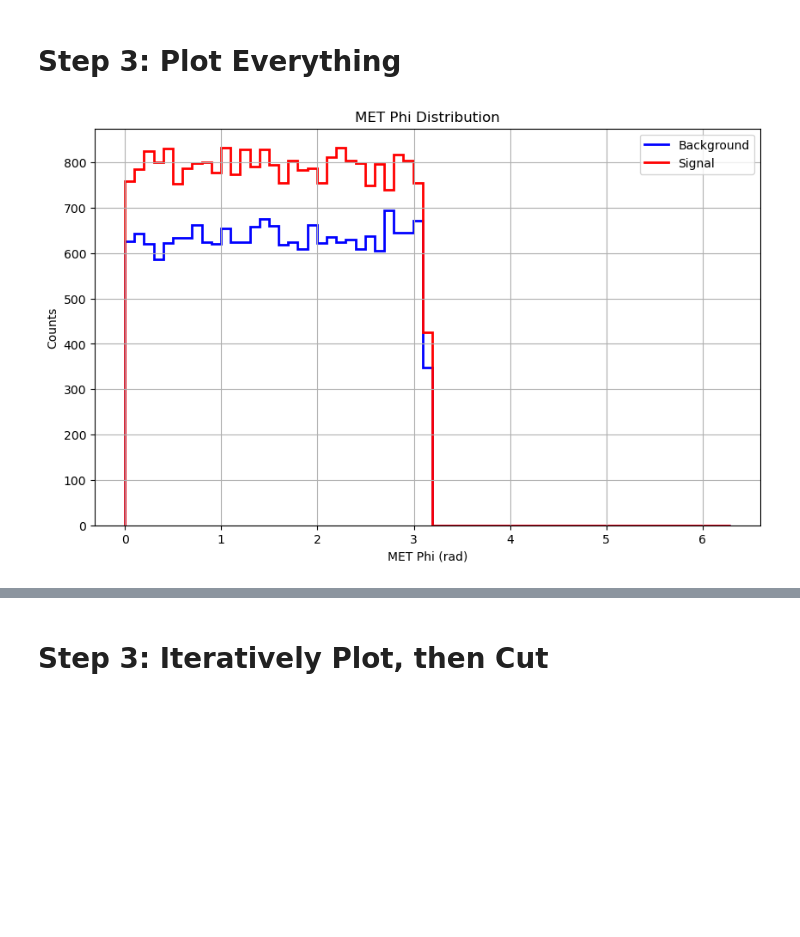
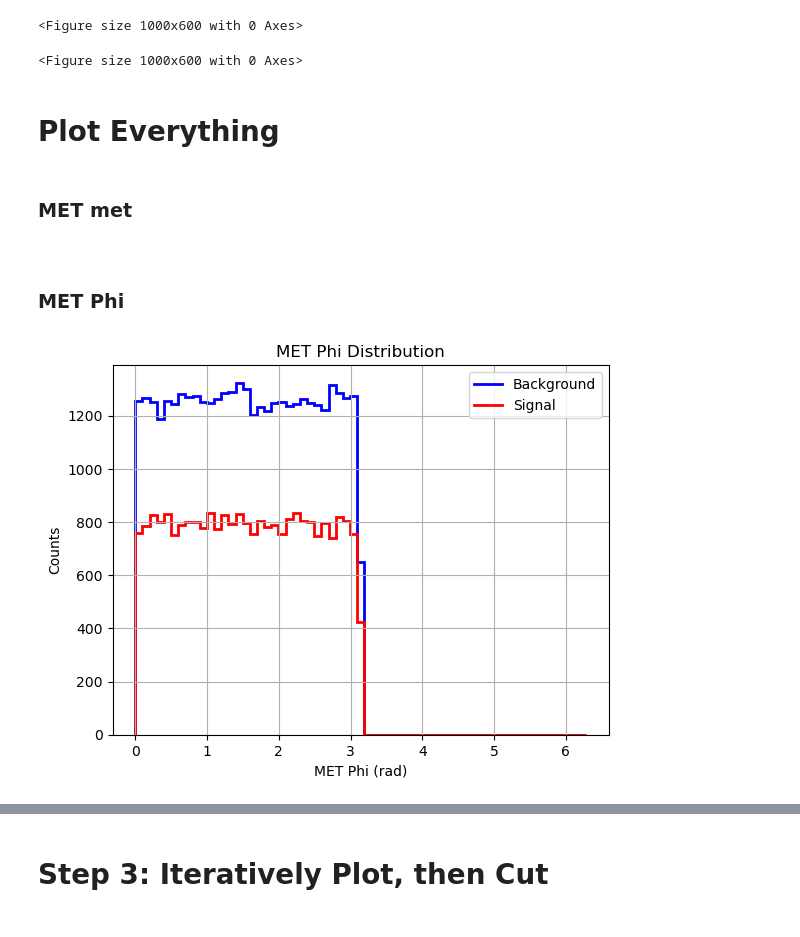
Before and after one commit to MarioPardo/UDEA_HEP_Analysis, a Jupyter notebook: AnalysisTemplate.ipynb, the cells around one changed output, grey strips where cells are left out. Drawn from its saved outputs; the diff is of its cells as text; code cells hidden in the pictures; blank space fills up the shorter version.

Commit message:
Plotting Phi(met), PT(j0), PT(j1)

```diff
--- a/AnalysisTemplate.ipynb
+++ b/AnalysisTemplate.ipynb
@@ -10,6 +10,7 @@ import ROOT
 import awkward as ak
 import funcs
 from hist import Hist, axis
+import os
 
 
 tree_name= "Delphes"  #all of them are named delphes
@@ -19,15 +20,10 @@ signal_folder = "data/signal/"
 signal_filename =  "VBF_DM_My0_1000_MXD_10.root"
 signal_file = uproot.open(signal_folder +signal_filename)
 
-
 #Background
 background_folder = "data/bkg/"
-background_filename =  "run_01.root"
-background_file = uproot.open(background_folder + background_filename)
 
 
-
-#----
 #will store data to be used in final "cut chart"
 num_cuts = 5
 SM_events = [1000,700,200]
@@ -54,15 +35,24 @@ background_met_phi = background_tree["MissingET.Phi"].array(library="np")
+# %%
+binning = {
+    "PT": {"range": (20, 300), "bins": 14},  # (300 - 20) / 20 = 14 bins
+    "Eta*Eta": {"range": (-25, 25), "bins": 500},  # (25 - (-25)) / 0.1 = 500 bins
+    "Delta_Eta": {"range": (0, 10), "bins": 100},  # (10 - 0) / 0.1 = 100 bins
+    "Transverse": {"range": (500, 2000), "bins": 75},  # (2000 - 500) / 20 = 75 bins
+    "Eta": {"range": (-5, 5), "bins": 100},  # (5 - (-5)) / 0.1 = 100 bins
+    "Phi": {"range": (0, 2 * np.pi), "bins": 63}  # (2 * pi - 0) / 0.1 = 63 bins
+}
+
+plt.figure(figsize=(10, 6))
+# %% [output]
+<Figure size 1000x600 with 0 Axes>
+<Figure size 1000x600 with 0 Axes>
 # %% [markdown]
-<h1> Step 3: Plot Everything </h1>
+<h1> Plot Everything</h1>
+# %% [markdown]
+<h3> MET met <h3>
+# %% [markdown]
+<h3> MET Phi </h3>
 # %%
-binning = {
-    "PT": {"range": (20, 300), "bins": 14},  # (300 - 20) / 20 = 14 bins
-    "Eta*Eta": {"range": (-25, 25), "bins": 500},  # (25 - (-25)) / 0.1 = 500 bins
-    "Delta_Eta": {"range": (0, 10), "bins": 100},  # (10 - 0) / 0.1 = 100 bins
-    "Transverse": {"range": (500, 2000), "bins": 75},  # (2000 - 500) / 20 = 75 bins
-    "Eta": {"range": (-5, 5), "bins": 100},  # (5 - (-5)) / 0.1 = 100 bins
-    "Phi": {"range": (0, 2 * np.pi), "bins": 63}  # (2 * pi - 0) / 0.1 = 63 bins
-}
-
 # Create histograms
 met_phi_hist_background = Hist(
     axis.Regular(binning["Phi"]["bins"], *binning["Phi"]["range"], name="MET_Phi", label="MET Phi (rad)")
@@ -71,41 +61,60 @@ met_phi_hist_signal = Hist(
     axis.Regular(binning["Phi"]["bins"], *binning["Phi"]["range"], name="MET_Phi", label="MET Phi (rad)")
 )
 
-# Fill histograms with data
-met_phi_hist_background.fill(MET_Phi=background_met_phi,weight = normalized_background_weights)
+#Signal
+#Signal Data
+signal_tree = signal_file[tree_name]
+signal_weights = signal_tree["Event/Event.Weight"].array(library="np")
+normalized_signal_weights = signal_weights / np.mean(signal_weights)
+
+signal_met_phi = signal_tree["MissingET.Phi"].array(library="np")
 met_phi_hist_signal.fill(MET_Phi=signal_met_phi,weight = normalized_signal_weights)
 
 
+#Background
+for root_file in os.listdir(background_folder):
+    if root_file.endswith(".root"):
+        file_path = os.path.join(background_folder, root_file)
+        background_file = uproot.open(file_path)
+        background_tree = background_file[tree_name]
 
-# Plotting the histograms
-plt.figure(figsize=(10, 6))
+        background_weights = background_tree["Event/Event.Weight"].array(library="np")
+        normalized_background_weights = background_weights / np.mean(background_weights)
+
+        background_met_phi = background_tree["MissingET.Phi"].array(library="np")
+        met_phi_hist_background.fill(MET_Phi=background_met_phi,weight = normalized_background_weights)
+
+
+
+
+#Set up histogram
 
 # Background histogram
 plt.stairs(
     met_phi_hist_background.values(),
     met_phi_hist_background.axes[0].edges,
     color='blue',
     label='Background',
     linewidth=2
 )
 
 # Signal histogram
 plt.stairs(
     met_phi_hist_signal.values(),
     met_phi_hist_signal.axes[0].edges,
     color='red',
     label='Signal',
     linewidth=2
 )
 
 # Add labels and legend
 plt.xlabel('MET Phi (rad)')
 plt.ylabel('Counts')
 plt.title('MET Phi Distribution')
 plt.legend()
 plt.grid(True)
 
 # Show the plot
 plt.show()
 # %% [output]
-[figure, old version]
+[figure, new version]
```
Also changed, not shown: parts of 7 cells of this notebook.
